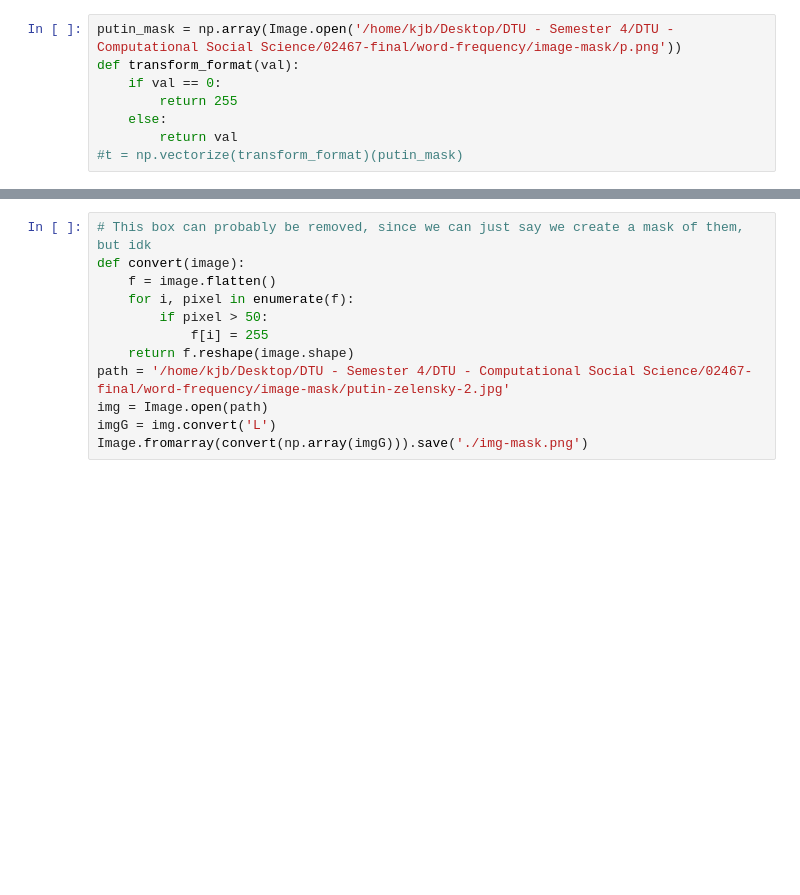
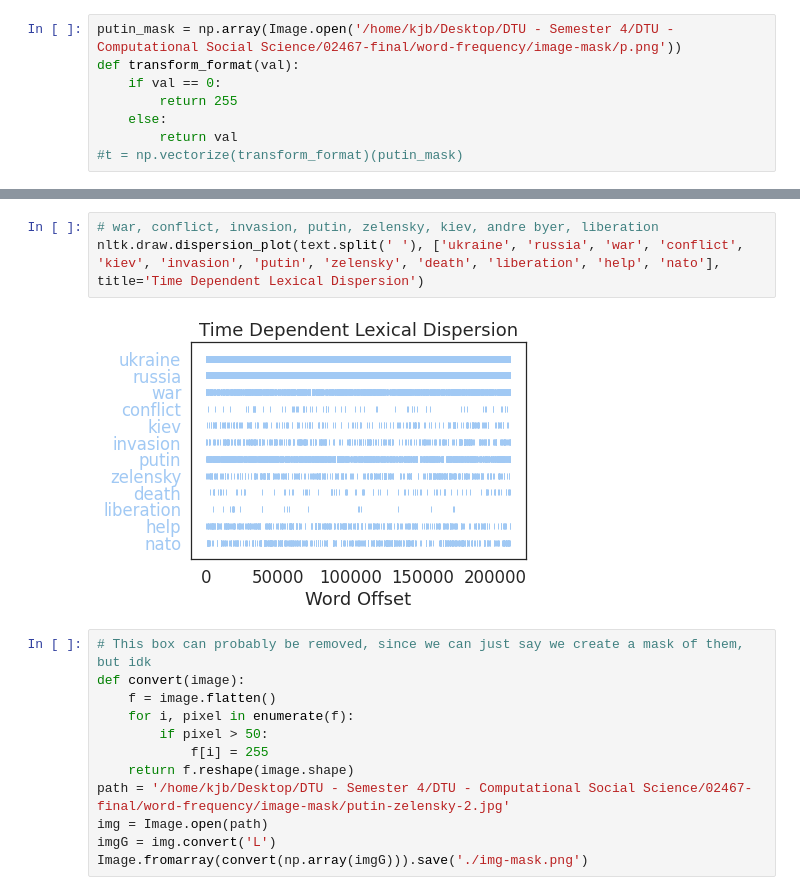
Before and after one commit to DrJupiter/02467-final, a Jupyter notebook: word-frequency/word-frequency.ipynb, the cells around one changed output, grey strips where cells are left out. Drawn from its saved outputs; the diff is of its cells as text; blank space fills up the shorter version.

```diff
--- a/word-frequency/word-frequency.ipynb
+++ b/word-frequency/word-frequency.ipynb
@@ -143,3 +202,8 @@ p_text, z_text = get_president_text(df_ru)
+# %%
+# war, conflict, invasion, putin, zelensky, kiev, andre byer, liberation
+nltk.draw.dispersion_plot(text.split(' '), ['ukraine', 'russia', 'war', 'conflict', 'kiev', 'invasion', 'putin', 'zelensky', 'death', 'liberation', 'help', 'nato'], title='Time Dependent Lexical Dispersion')
+# %% [output]
+[figure, added]
 # %%
 # This box can probably be removed, since we can just say we create a mask of them, but idk
 def convert(image):
```
Also changed, not shown: parts of 13 cells of this notebook, 4 other files.
